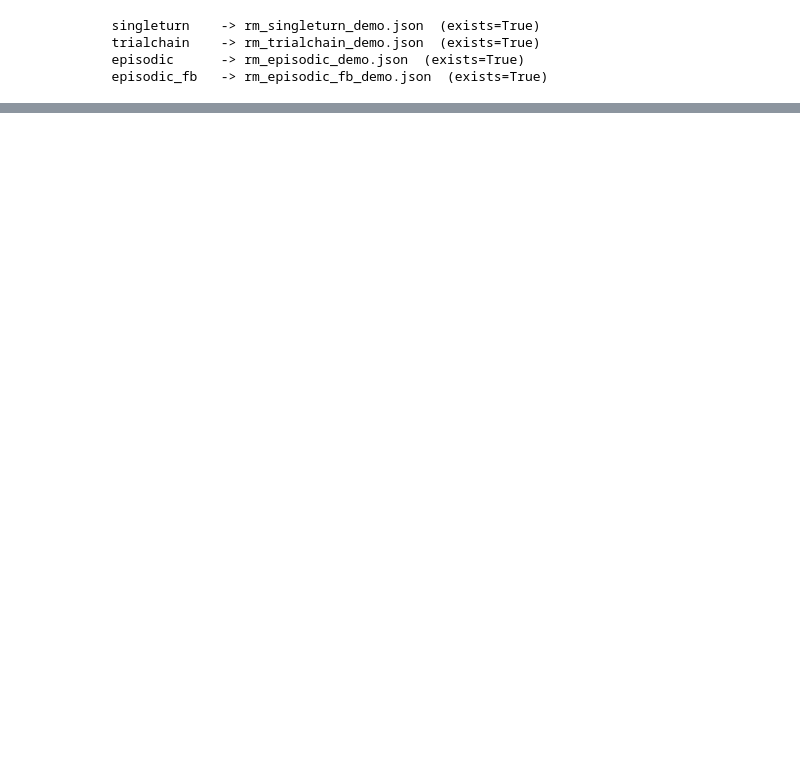
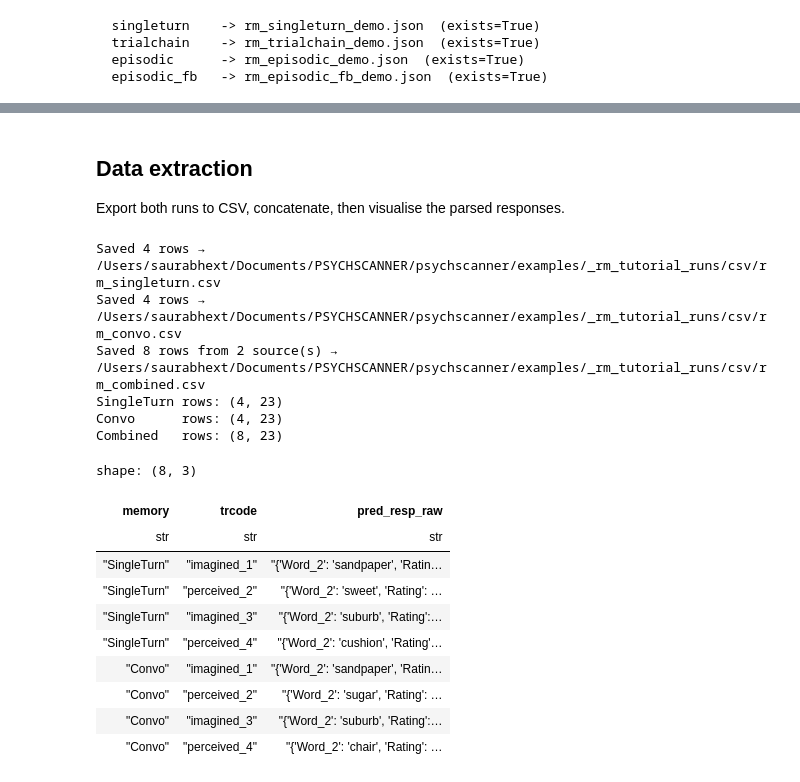
Before and after one commit to saurabhr/psychscanner, a Jupyter notebook: examples/00_quickstart.ipynb, the cells around one changed output, grey strips where cells are left out. Saved outputs shown, nothing was run; the diff lists cells and outputs as text; code cells hidden in the pictures; blank space fills up the shorter version.

```diff
--- a/examples/00_quickstart.ipynb
+++ b/examples/00_quickstart.ipynb
@@ -4,11 +4,17 @@ from dotenv import load_dotenv
 
 load_dotenv()
 
-MODEL_NAME   = "openai/gpt-oss-120b"
-MODEL_FAMILY = "groq"
+# Default: local Ollama smol model (no API key, runs offline once pulled).
+# Make sure `ollama serve` is running and the model is pulled:
+#   ollama pull smollm2:360m-instruct-fp16
+MODEL_NAME   = "smollm2:360m-instruct-fp16"
+MODEL_FAMILY = "ollama"
 
-# psychscanner automatically loads GROQ_API_KEY from the environment
-# set it in your .env file or shell before running
+# Alternative: Groq-hosted gpt-oss-120b. Uncomment to use, and make sure
+# GROQ_API_KEY is set in your .env. psychscanner loads it automatically.
+# MODEL_NAME   = "openai/gpt-oss-120b"
+# MODEL_FAMILY = "groq"
+
 from langchain.chat_models import init_chat_model
 
 llm = init_chat_model(model=MODEL_NAME, model_provider=MODEL_FAMILY, temperature=0)
@@ -131,0 +143,8 @@ TOTAL RUNS: 1   RESUME IDX: None
+# %%
+card_cv  = make_card('singleturn', memory='Convo', chain_type='item', parser='1')
+exp_cv   = ExpCard(card_cv)
+print(f'Resolved parser: {exp_cv.parser.__name__}')
+scanner_cv = ScannerModel(expcard=exp_cv)
+trials_cv  = scanner_cv.run()[0]
+print()
+show_trials(trials_cv, label='V2 — Convo / item / no feedback')
@@ -131,0 +172,39 @@ TOTAL RUNS: 1   RESUME IDX: None
+# %% [markdown]
+## Data extraction
+
+Export both runs to CSV, concatenate, then visualise the parsed responses.
+# %%
+from psychscanner import to_csv
+
+OUT = RUN_DIR / 'csv'
+OUT.mkdir(parents=True, exist_ok=True)
+
+df_st = to_csv(scanner_v1, path=OUT / 'rm_singleturn.csv')
+df_cv = to_csv(scanner_cv, path=OUT / 'rm_convo.csv')
+
+df_all = to_csv([scanner_v1, scanner_cv],
+                path=OUT / 'rm_combined.csv',
+                combined=True)
+
+print(f'SingleTurn rows: {df_st.shape}')
+print(f'Convo      rows: {df_cv.shape}')
+print(f'Combined   rows: {df_all.shape}')
+df_all.select(['memory', 'trcode', 'pred_resp_raw']).head(8)
+# %% [output]
+Saved 4 rows → /Users/saurabhext/Documents/PSYCHSCANNER/psychscanner/examples/_rm_tutorial_runs/csv/rm_singleturn.csv
+Saved 4 rows → /Users/saurabhext/Documents/PSYCHSCANNER/psychscanner/examples/_rm_tutorial_runs/csv/rm_convo.csv
+Saved 8 rows from 2 source(s) → /Users/saurabhext/Documents/PSYCHSCANNER/psychscanner/examples/_rm_tutorial_runs/csv/rm_combined.csv
+SingleTurn rows: (4, 23)
+Convo      rows: (4, 23)
+Combined   rows: (8, 23)
+shape: (8, 3)
+| memory | trcode | pred_resp_raw |
+| str | str | str |
+| "SingleTurn" | "imagined_1" | "{'Word_2': 'sandpaper', 'Ratin… |
+| "SingleTurn" | "perceived_2" | "{'Word_2': 'sweet', 'Rating': … |
+| "SingleTurn" | "imagined_3" | "{'Word_2': 'suburb', 'Rating':… |
+| "SingleTurn" | "perceived_4" | "{'Word_2': 'cushion', 'Rating'… |
+| "Convo" | "imagined_1" | "{'Word_2': 'sandpaper', 'Ratin… |
+| "Convo" | "perceived_2" | "{'Word_2': 'sugar', 'Rating': … |
+| "Convo" | "imagined_3" | "{'Word_2': 'suburb', 'Rating':… |
+| "Convo" | "perceived_4" | "{'Word_2': 'chair', 'Rating': … |
```
Also changed, not shown: parts of 12 cells of this notebook, 42 other files.
